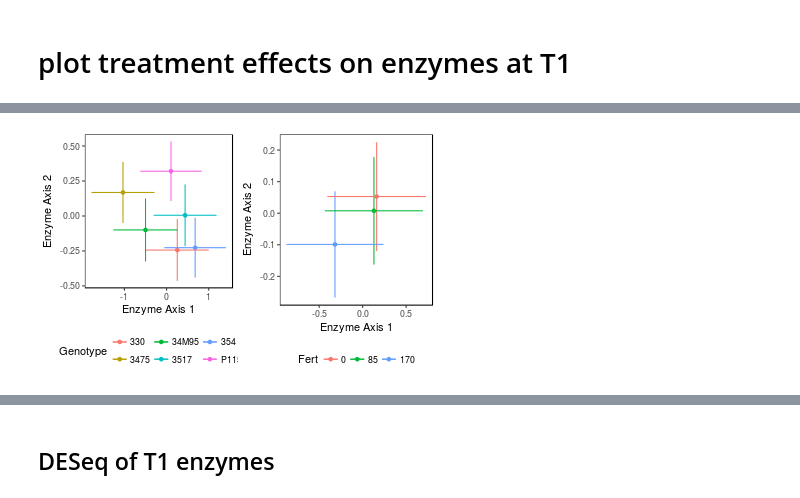
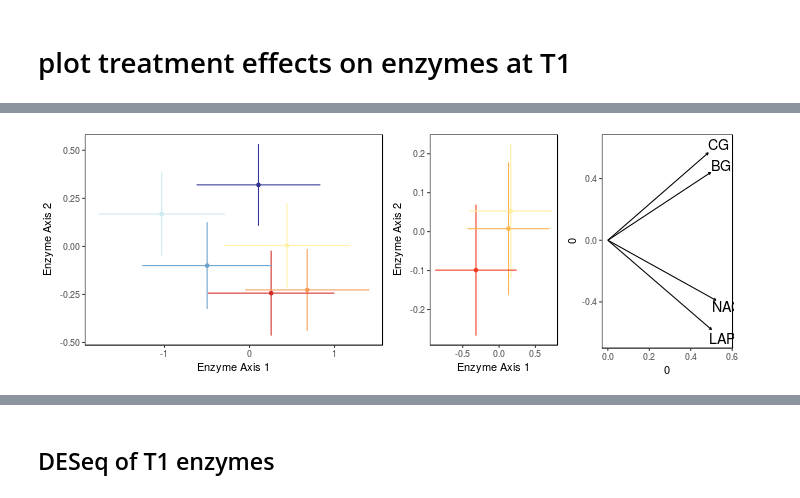
Before and after one commit to bdemmett/ERAhybrids, a Jupyter notebook: notebooks/EnzymeOrdination.ipynb, the cells around one changed output, grey strips where cells are left out. Cells and saved outputs as stored; diff of their text form; code cells hidden in the pictures.

```diff
--- a/notebooks/EnzymeOrdination.ipynb
+++ b/notebooks/EnzymeOrdination.ipynb
@@ -738,22 +819,22 @@ Fert     0.16523 0.08261     2  5.7561 0.23797 0.7956
 %%R
 #Generate lsmeans for Axes1
 
-Axis1.lsm.df = lsmeans(m1, pairwise~Genotype) %>%
+Axis1.lsm.df = lsmeans(m1, pairwise~R_Year.f) %>%
         summary %>%
         .$lsmeans %>%
         as.data.frame() %>%
-        select(Genotype,lsmean,SE, lower.CL, upper.CL)
+        select(R_Year.f,lsmean,SE, lower.CL, upper.CL)
 
 colnames(Axis1.lsm.df)[2:5] = paste("Axis1", colnames(Axis1.lsm.df)[2:5], sep = ".")
 
-Axis2.lsm.df = lsmeans(m2, pairwise~Genotype) %>%
+Axis2.lsm.df = lsmeans(m2, pairwise~R_Year.f) %>%
         summary %>%
         .$lsmeans %>%
         as.data.frame() %>%
-        select(Genotype,lsmean, SE, lower.CL, upper.CL)
+        select(R_Year.f,lsmean, SE, lower.CL, upper.CL)
 
 colnames(Axis2.lsm.df)[2:5] = paste("Axis2", colnames(Axis2.lsm.df)[2:5], sep = ".")
 
-Genotype.lsm.df = full_join(Axis1.lsm.df, Axis2.lsm.df, by = "Genotype")
+Genotype.lsm.df = full_join(Axis1.lsm.df, Axis2.lsm.df, by = "R_Year.f")
 Genotype.lsm.df
 # %% [output]
@@ -773,15 +854,18 @@ Genotype.lsm.df
 6 0.2124625     -0.1480731      0.7881401
 # %%
 %%R -w 400 -h 200
-pG.1 = ggplot(Genotype.lsm.df, aes(x = Axis1.lsmean, y = Axis2.lsmean, color = Genotype)) +
+
+pG.1 = ggplot(Genotype.lsm.df, aes(x = Axis1.lsmean, y = Axis2.lsmean, color = R_Year.f)) +
+    scale_color_manual(values = GenotypeColors_sub6) +
     geom_point()+
     theme_pub()+
-    geom_errorbar(aes(ymin = Axis2.lsmean - Axis2.SE, ymax = Axis2.lsmean + Axis2.SE, color = Genotype),
+    geom_errorbar(aes(ymin = Axis2.lsmean - Axis2.SE, ymax = Axis2.lsmean + Axis2.SE, color = R_Year.f),
                 width = .002) +
-    geom_errorbarh(aes(xmin = Axis1.lsmean - Axis1.SE, xmax = Axis1.lsmean + Axis1.SE, color = Genotype),
+    geom_errorbarh(aes(xmin = Axis1.lsmean - Axis1.SE, xmax = Axis1.lsmean + Axis1.SE, color = R_Year.f),
                 height = .002) +
     theme(legend.position = "bottom")+
     xlab("Enzyme Axis 1")+
     ylab("Enzyme Axis 2")#
-pG.1
+pG.1  %>% print
+pG.1 = pG.1 + theme(legend.position = "none")
 # %% [output]
@@ -820,6 +904,7 @@ Fert.lsm.df
 # %%
 %%R -w 400 -h 200
 pF.1 = ggplot(Fert.lsm.df, aes(x = Axis1.lsmean, y = Axis2.lsmean, color = Fert)) +
+    scale_color_manual(values = FertColors)+
     geom_point()+
     theme_pub()+
     geom_errorbar(aes(ymin = Axis2.lsmean - Axis2.SE, ymax = Axis2.lsmean + Axis2.SE, color = Fert),
@@ -829,5 +914,6 @@ pF.1 = ggplot(Fert.lsm.df, aes(x = Axis1.lsmean, y = Axis2.lsmean, color = Fert)
     theme(legend.position = "bottom")+
     xlab("Enzyme Axis 1")+
     ylab("Enzyme Axis 2")#
-pF.1
+pF.1 %>% print
+pF.1 = pF.1 +     theme(legend.position = "none")
 # %% [output]
@@ -834,0 +921,15 @@ pF.1
+# %%
+%%R
+pA.1 = ggplot() +
+    geom_segment(arrow_map,
+    #size = .5,
+    data = arrowdf,
+    color = "black",
+    arrow = arrowhead
+    ) +
+geom_text(label_map,
+    data = arrowdf,
+    show_guide = FALSE, size = 5) +
+    theme_pub()
+    #theme(axis.text = element_blank())
+pA.1
@@ -835,8 +938,8 @@ pF.1
 # %%
-%%R -w 400 -h 250
-grid.arrange(pG.1, pF.1, ncol = 2)
+%%R -w 700 -h 250
+grid.arrange(pG.1, pF.1, pA.1, ncol = 3, widths = c(2,1,1))
 # %% [output]
-[figure, old version]
+[figure, new version]
 # %%
 %%R
 TM_Fit = TM_Fit %>%
```
Also changed, not shown: parts of 37 cells of this notebook, 6 other files.
